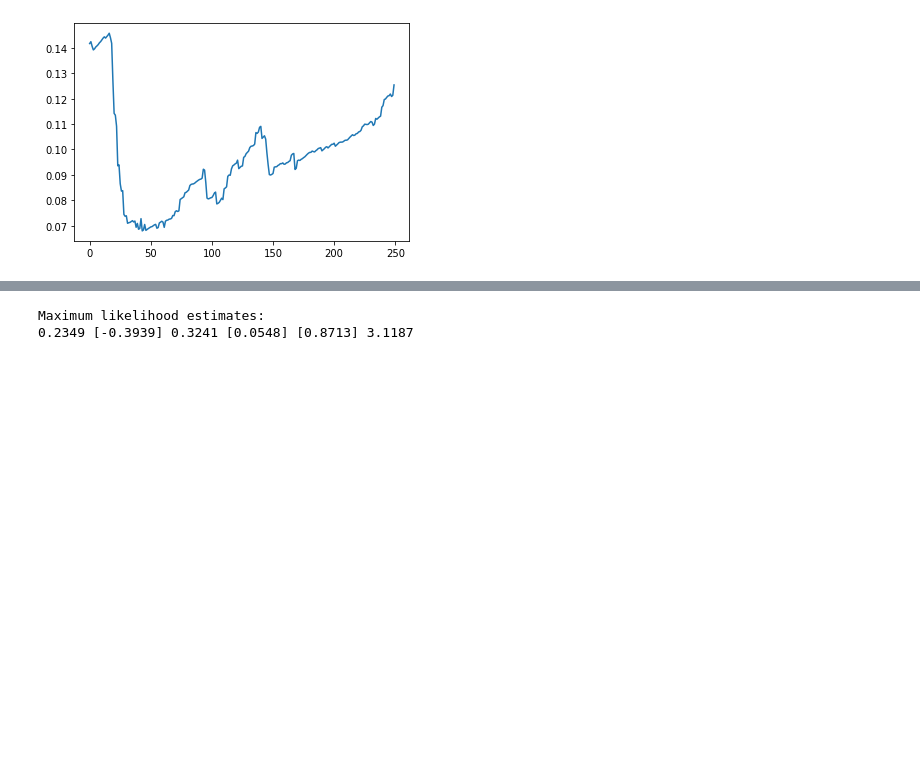
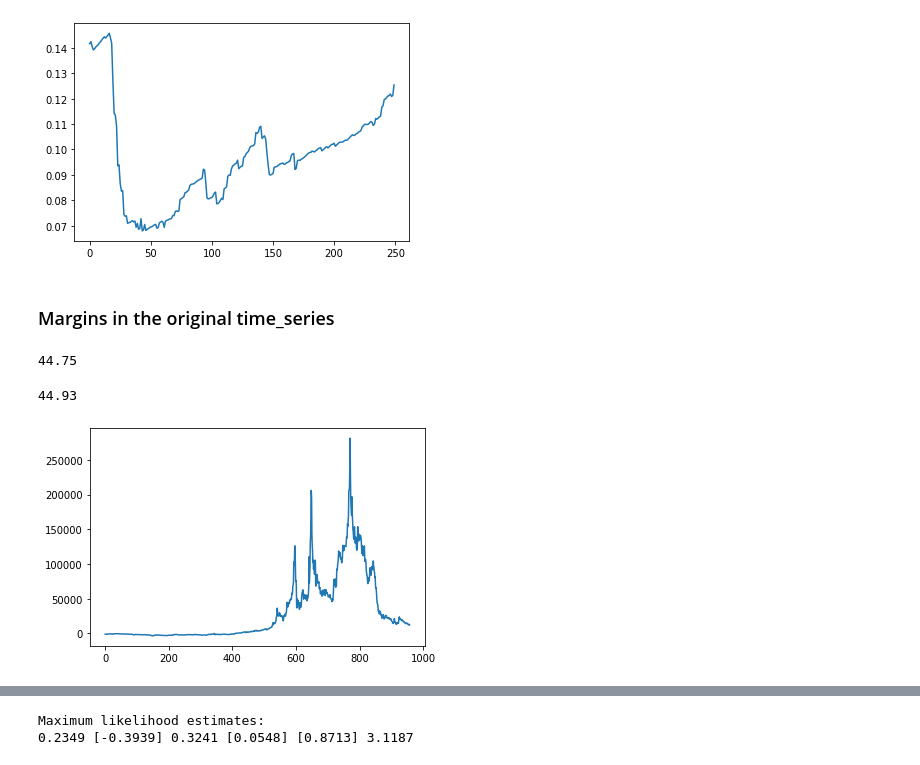
Before and after one commit to igseg/power_markets, a Jupyter notebook: Code.ipynb, the cells around one changed output, grey strips where cells are left out. Cells and saved outputs as stored; diff of their text form; code cells hidden in the pictures; blank space fills up the shorter version.

Commit message:
added margins for the eex serie

```diff
--- a/Code.ipynb
+++ b/Code.ipynb
@@ -1255,3 +1255,5 @@ plt.show()
 [figure]
 [figure]
 [figure]
+# %% [markdown]
+### Margins in the original time_series
@@ -1257,0 +1324,13 @@ plt.show()
+# %%
+prices[ecc_window + 0]
+# %% [output]
+44.75
+# %%
+data_eex_qt.sort_index().values[2 * ecc_window][0]
+# %% [output]
+44.93
+# %%
+plt.plot(margins)
+plt.show()
+# %% [output]
+[figure, added]
```
Also changed, not shown: parts of 9 cells of this notebook.
